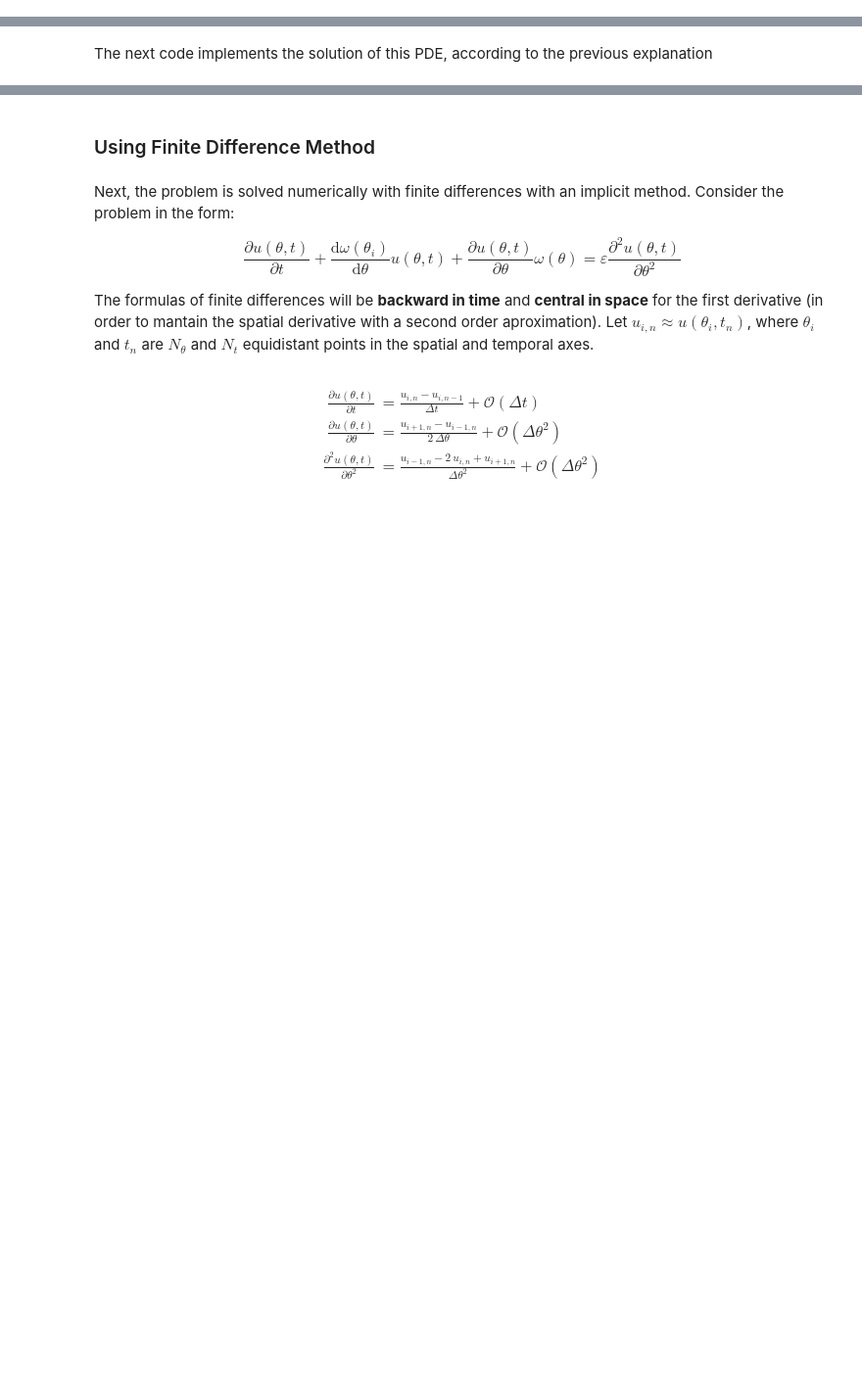
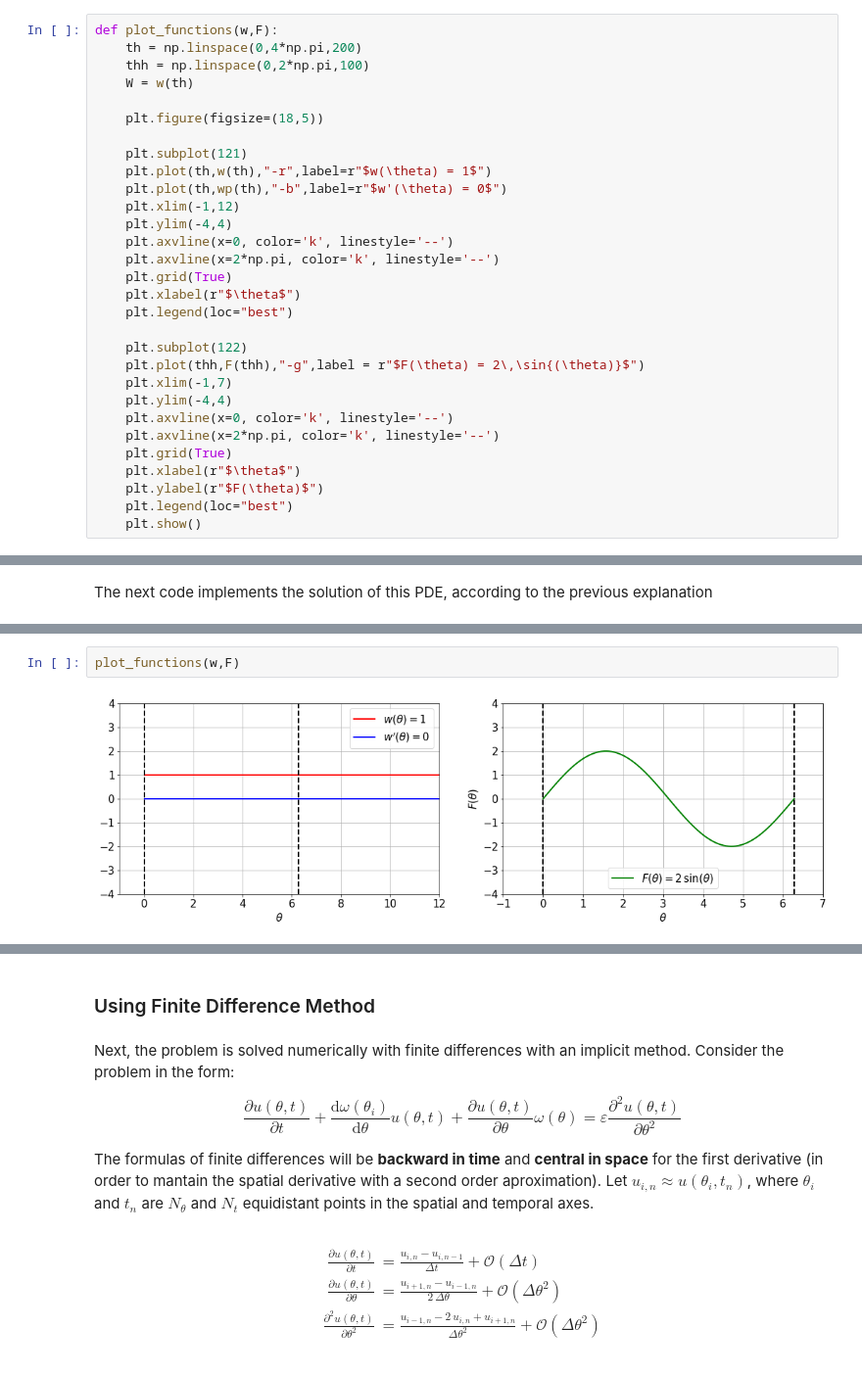
Before and after one commit to cristopherarenas/cc5_perturbation_analysis, a Jupyter notebook: Perturbation_Analysis_Parabolic_PDE.ipynb, the cells around one changed output, grey strips where cells are left out. Shown at 98% size. Drawn from its saved outputs; the diff is of its cells as text; blank space fills up the shorter version.

```diff
--- a/Perturbation_Analysis_Parabolic_PDE.ipynb
+++ b/Perturbation_Analysis_Parabolic_PDE.ipynb
@@ -143,3 +147,33 @@ def simpsons(myfun, N, a, b, verbose=False, text="", figname=""):
         xbin, ybin = simpsons_bins(f, xleft, xmiddle, xright)
         plot(f, xbin, ybin, int_val, N, text, figname)
     return int_val
+# %%
+def plot_functions(w,F):
+    th = np.linspace(0,4*np.pi,200)
+    thh = np.linspace(0,2*np.pi,100)
+    W = w(th)
+
+    plt.figure(figsize=(18,5))
+
+    plt.subplot(121)
+    plt.plot(th,w(th),"-r",label=r"$w(\theta) = 1$")
+    plt.plot(th,wp(th),"-b",label=r"$w'(\theta) = 0$")
+    plt.xlim(-1,12)
+    plt.ylim(-4,4)
+    plt.axvline(x=0, color='k', linestyle='--')
+    plt.axvline(x=2*np.pi, color='k', linestyle='--')
+    plt.grid(True)
+    plt.xlabel(r"$\theta$")
+    plt.legend(loc="best")
+
+    plt.subplot(122)
+    plt.plot(thh,F(thh),"-g",label = r"$F(\theta) = 2\,\sin{(\theta)}$")
+    plt.xlim(-1,7)
+    plt.ylim(-4,4)
+    plt.axvline(x=0, color='k', linestyle='--')
+    plt.axvline(x=2*np.pi, color='k', linestyle='--')
+    plt.grid(True)
+    plt.xlabel(r"$\theta$")
+    plt.ylabel(r"$F(\theta)$")
+    plt.legend(loc="best")
+    plt.show()
@@ -456,0 +426,4 @@ interact(print_simulation,i=(0,1000))
+# %%
+plot_functions(w,F)
+# %% [output]
+[figure, added]
```
Also changed, not shown: parts of 20 cells of this notebook, 2 other files.
